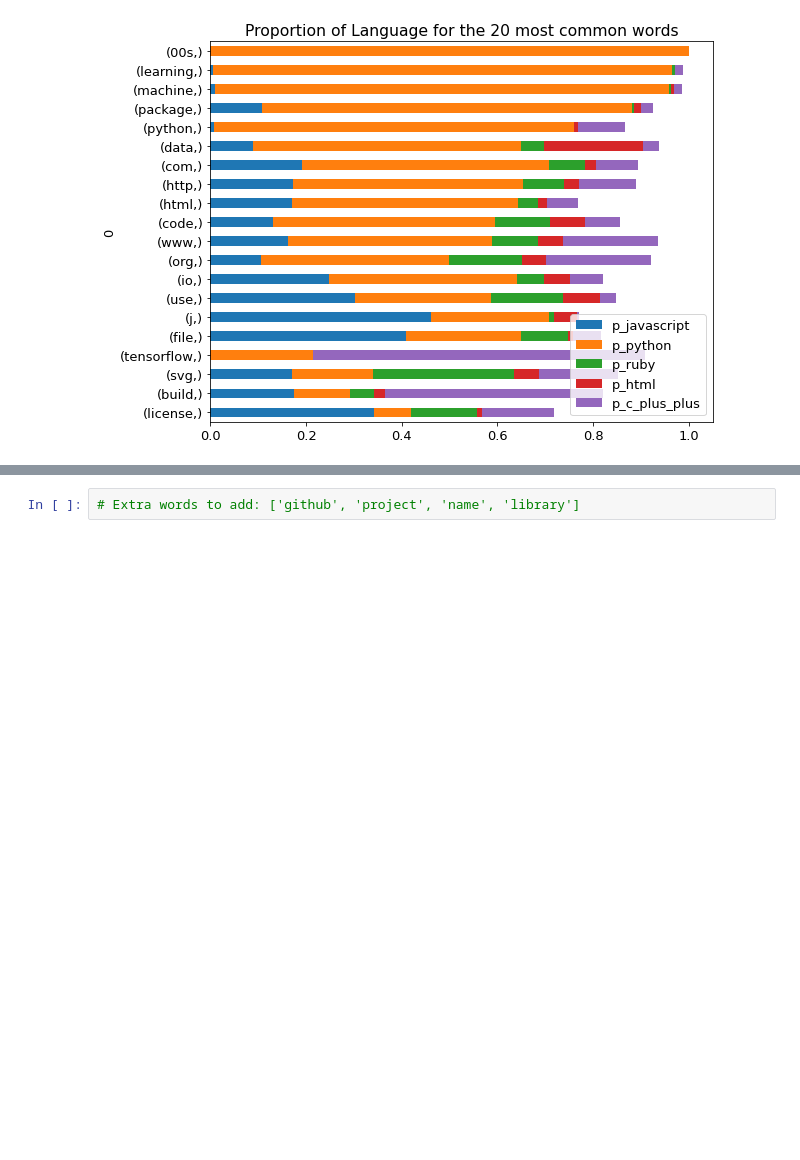
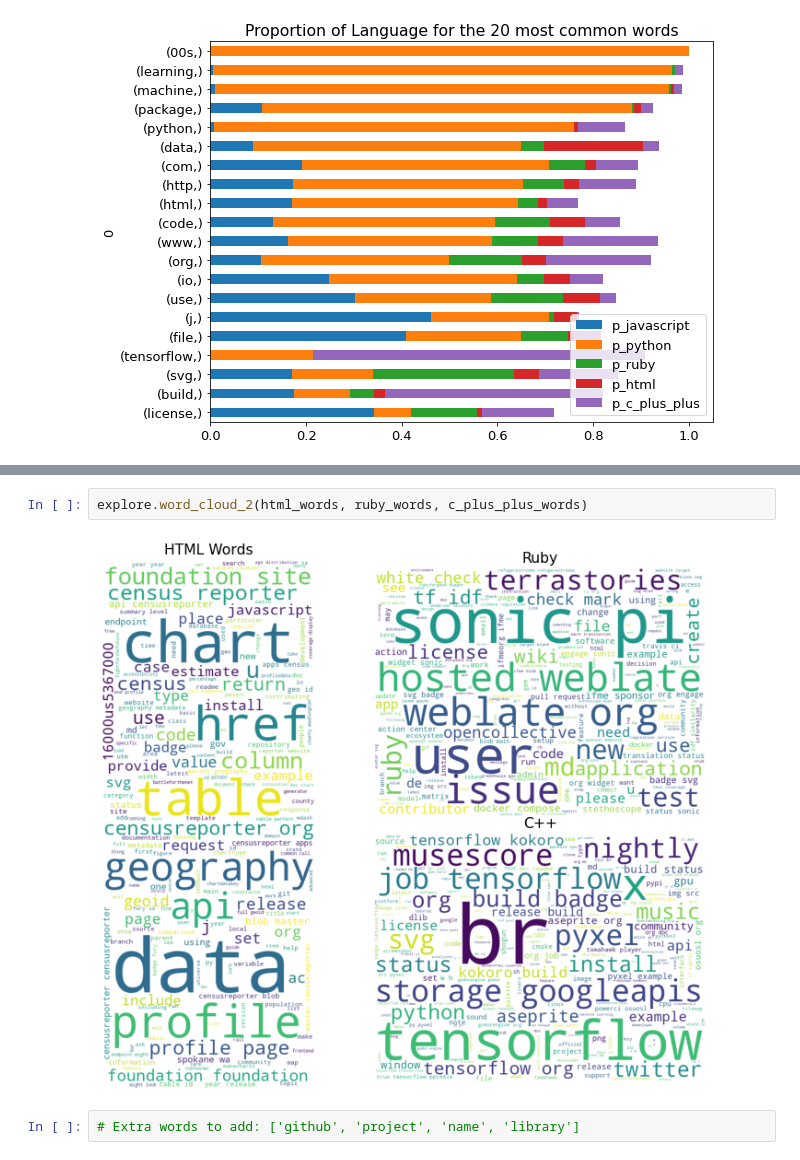
Before and after one commit to NLP-404-Not-Found/nlp-project, a Jupyter notebook: kwames_sketchbook.ipynb, the cells around one changed output, grey strips where cells are left out. Cells and saved outputs as stored; diff of their text form; blank space fills up the shorter version.

```diff
--- a/kwames_sketchbook.ipynb
+++ b/kwames_sketchbook.ipynb
@@ -370,3 +337,7 @@ for ax in axs: ax.axis('off')
+# %%
+explore.word_cloud_2(html_words, ruby_words, c_plus_plus_words)
+# %% [output]
+[figure, added]
 # %%
 # Extra words to add: ['github', 'project', 'name', 'library']
 # %% [markdown]
```
Also changed, not shown: parts of 9 cells of this notebook, 1 other file.
